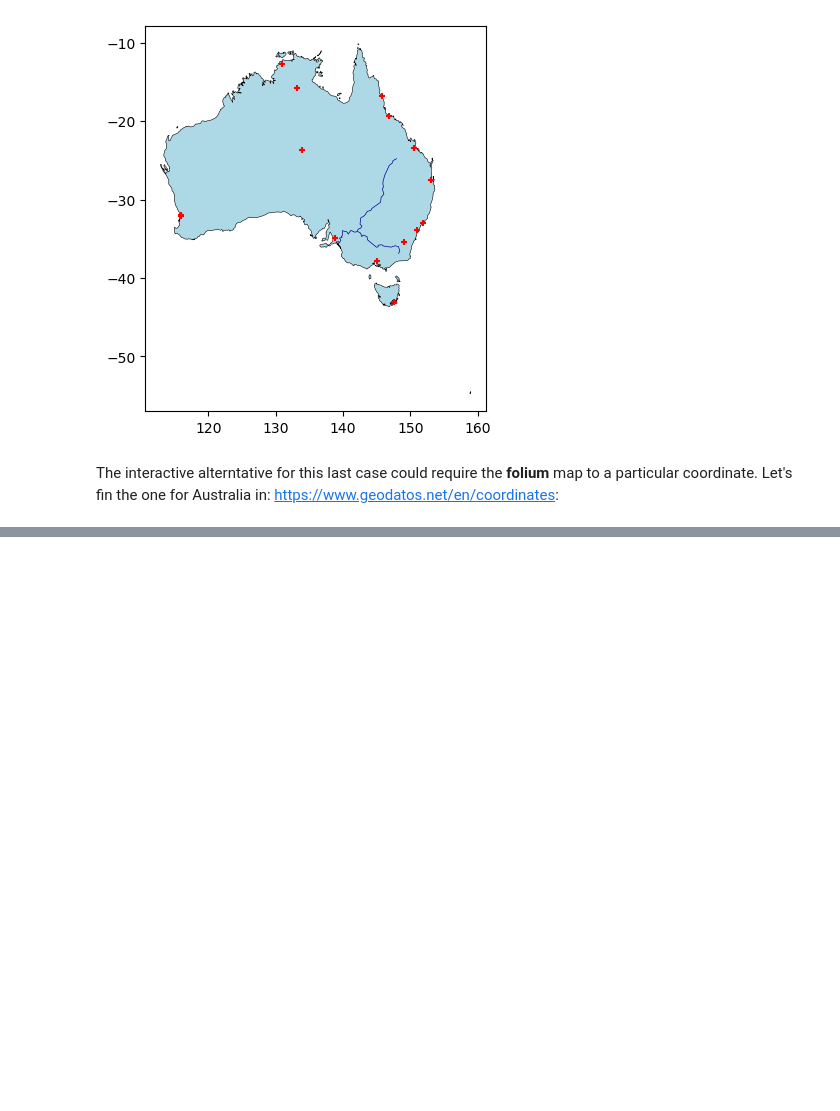
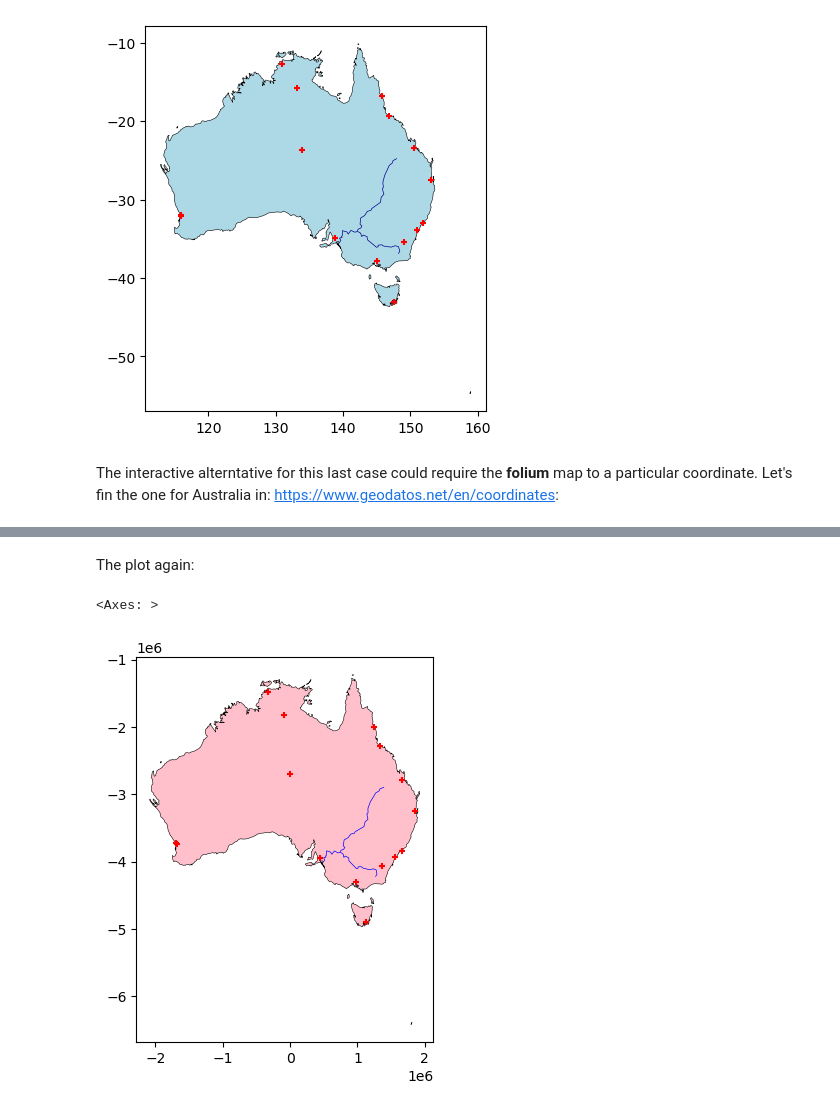
Before and after one commit to SpatialDataScience23-2/simpleplot, a Jupyter notebook: Evaluación2_20216893.ipynb, the cells around one changed output, grey strips where cells are left out. Cells and saved outputs as stored; diff of their text form; code cells hidden in the pictures; blank space fills up the shorter version.

```diff
--- a/Evaluación2_20216893.ipynb
+++ b/Evaluación2_20216893.ipynb
@@ -108,0 +156,18 @@ m
+# %%
+australia_3112=australia.to_crs(3112)
+# just Australia
+
+cities_australia=cities[cities.COUNTRY=='Australia']
+cities_3112=cities_australia.to_crs(australia_3112.crs)
+
+rivers_3112=rivers.to_crs(australia_3112.crs)
+rivers_3112=gpd.clip(gdf=rivers_3112,mask=australia_3112)
+# %% [markdown]
+The plot again:
+# %%
+base = australia_3112.plot(facecolor="pink", edgecolor='black', linewidth=0.4,figsize=(5,5))
+cities_3112.plot(marker='+', color='red', markersize=15,ax=base)
+rivers_3112.plot(edgecolor='blue', linewidth=0.5,ax=base)
+# %% [output]
+<Axes: >
+[figure, added]
```
Also changed, not shown: parts of 10 cells of this notebook.
